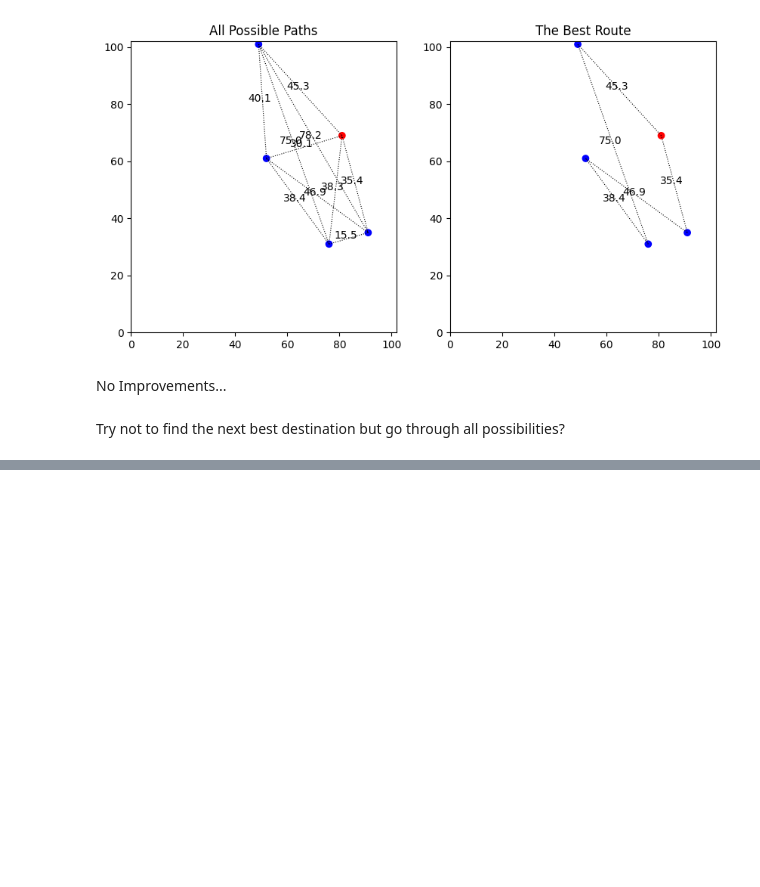
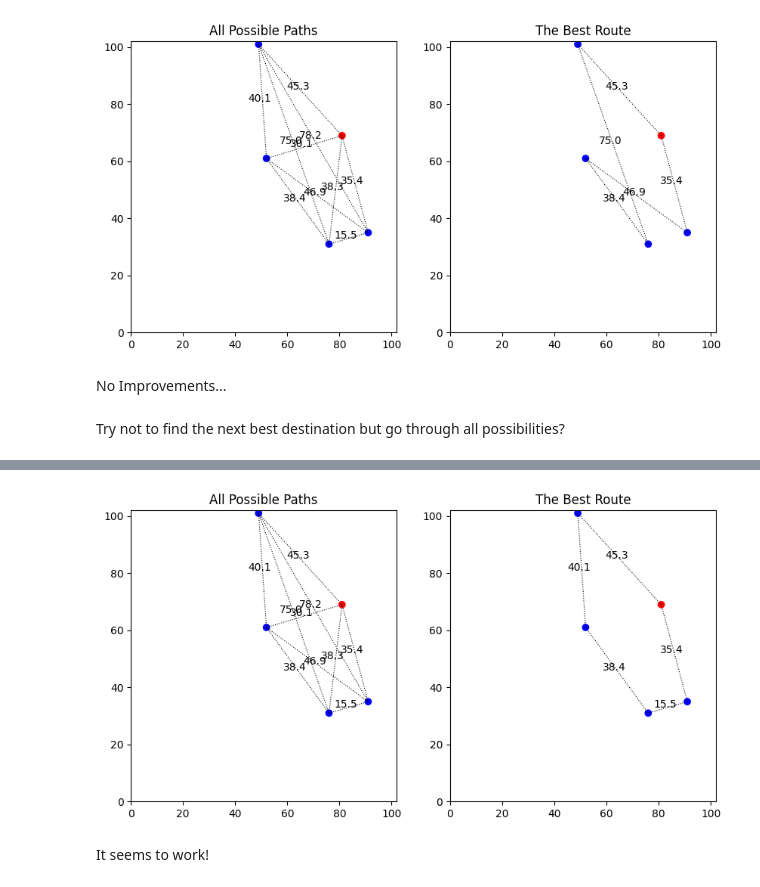
Before and after one commit to kellychin79/analysis_4, a Jupyter notebook: routing_with_xy_coordinates.ipynb, the cells around one changed output, grey strips where cells are left out. Cells and saved outputs as stored; diff of their text form; code cells hidden in the pictures; blank space fills up the shorter version.

```diff
--- a/routing_with_xy_coordinates.ipynb
+++ b/routing_with_xy_coordinates.ipynb
@@ -434,0 +513,8 @@ Try not to find the next best destination but go through all possibilities?
+# %%
+random.seed(110)
+
+run_v3(max_range=100, num_dest=4)
+# %% [output]
+[figure, added]
+# %% [markdown]
+It seems to work!
```
Also changed, not shown: parts of 24 cells of this notebook.
